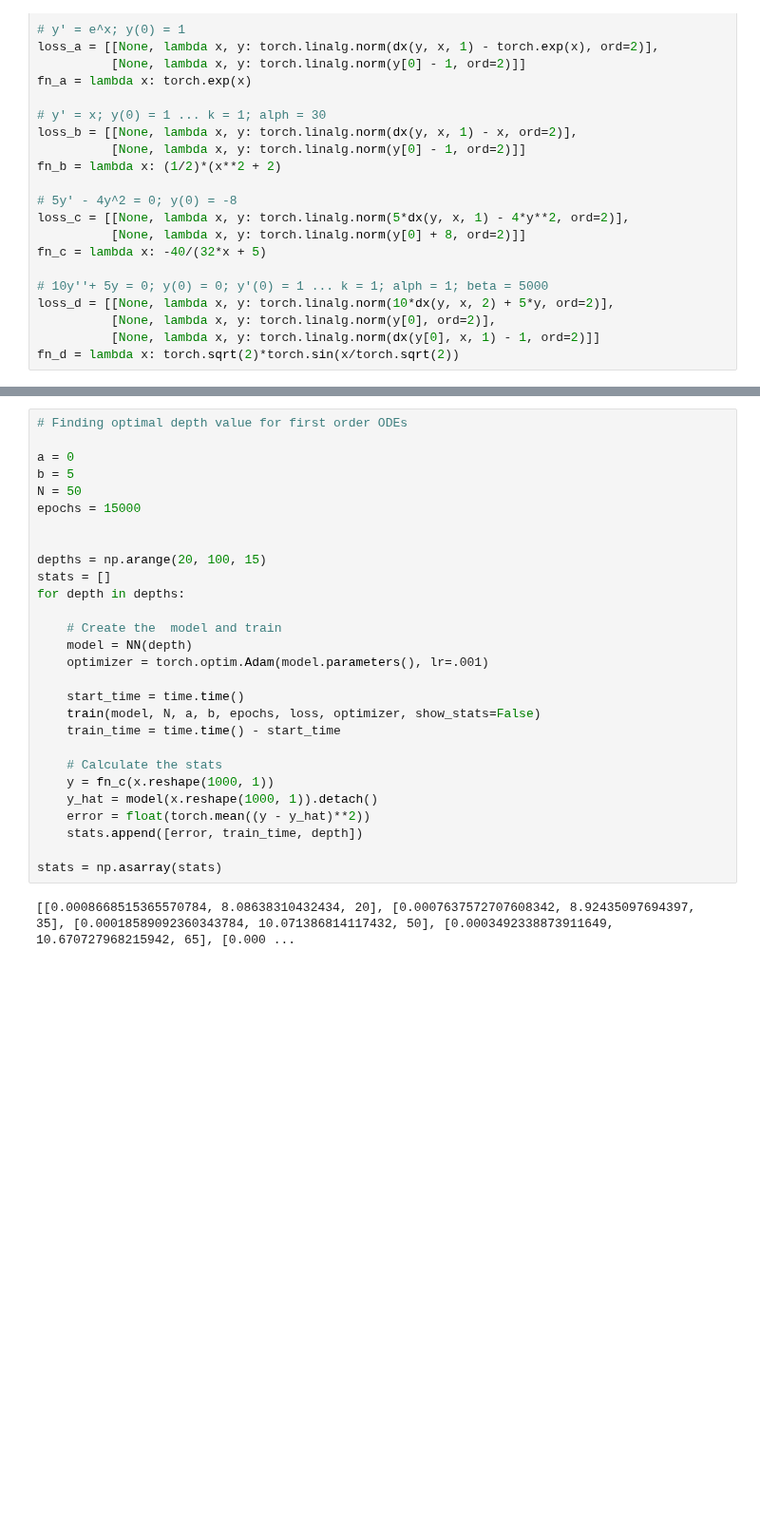
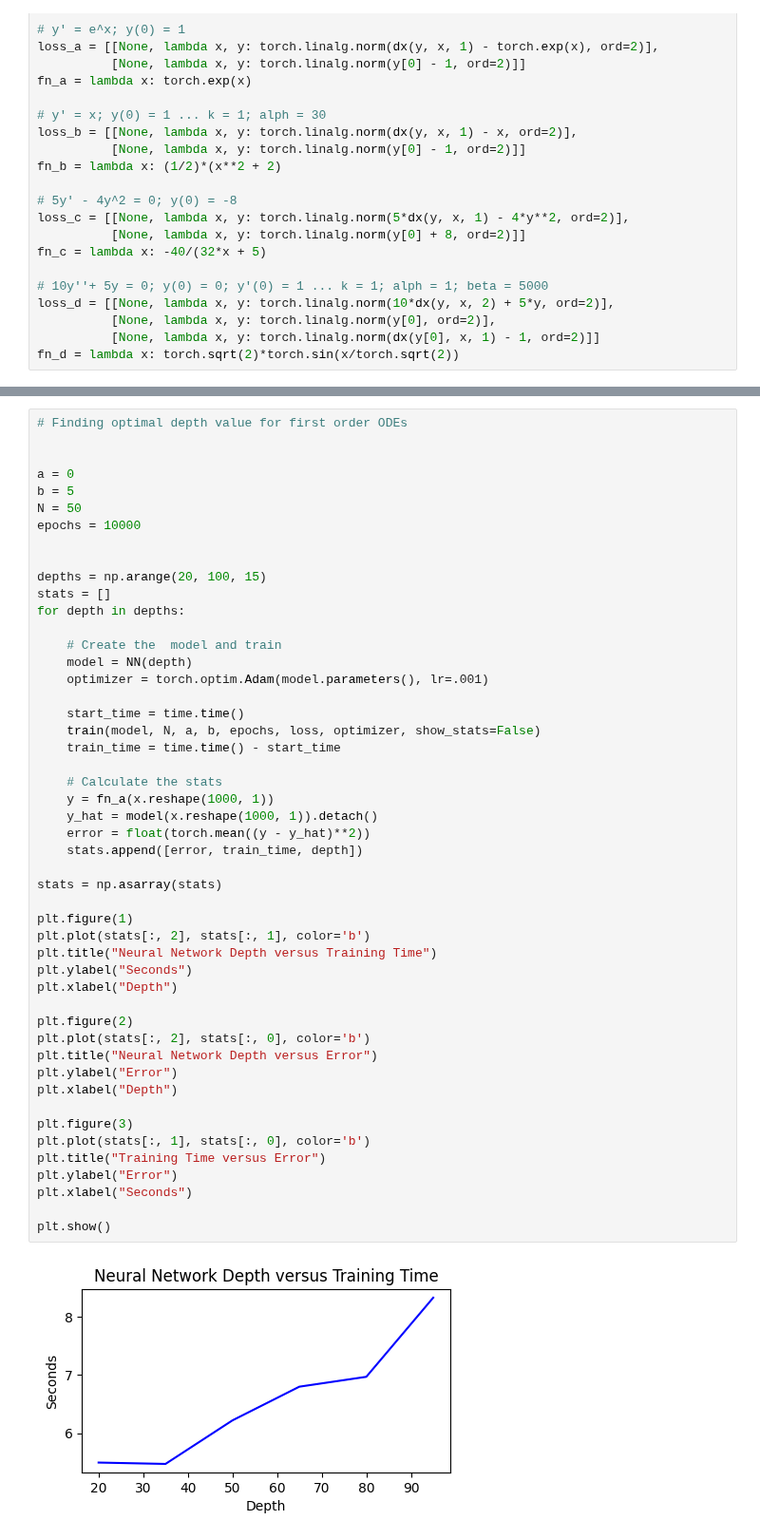
Before and after one commit to siddha20/CSCI4962, a Jupyter notebook: Project/project.ipynb, the cells around one changed output, grey strips where cells are left out. Shown at 95% size. Drawn from its saved outputs; the diff is of its cells as text; blank space fills up the shorter version.

```diff
--- a/Project/project.ipynb
+++ b/Project/project.ipynb
@@ -126,30 +129,51 @@ plt.show()
 # %%
 # Finding optimal depth value for first order ODEs
+
 
 a = 0
 b = 5
 N = 50
-epochs = 15000
+epochs = 10000
 
 
 depths = np.arange(20, 100, 15)
 stats = []
 for depth in depths:
 
     # Create the  model and train
     model = NN(depth)
     optimizer = torch.optim.Adam(model.parameters(), lr=.001)
 
     start_time = time.time()
     train(model, N, a, b, epochs, loss, optimizer, show_stats=False)
     train_time = time.time() - start_time
 
     # Calculate the stats
-    y = fn_c(x.reshape(1000, 1))
+    y = fn_a(x.reshape(1000, 1))
     y_hat = model(x.reshape(1000, 1)).detach()
     error = float(torch.mean((y - y_hat)**2))
     stats.append([error, train_time, depth])
 
 stats = np.asarray(stats)
+
+plt.figure(1)
+plt.plot(stats[:, 2], stats[:, 1], color='b')
+plt.title("Neural Network Depth versus Training Time")
+plt.ylabel("Seconds")
+plt.xlabel("Depth")
+
+plt.figure(2)
+plt.plot(stats[:, 2], stats[:, 0], color='b')
+plt.title("Neural Network Depth versus Error")
+plt.ylabel("Error")
+plt.xlabel("Depth")
+
+plt.figure(3)
+plt.plot(stats[:, 1], stats[:, 0], color='b')
+plt.title("Training Time versus Error")
+plt.ylabel("Error")
+plt.xlabel("Seconds")
+
+plt.show()
 # %% [output]
-[[0.0008668515365570784, 8.08638310432434, 20], [0.0007637572707608342, 8.92435097694397, 35], [0.00018589092360343784, 10.071386814117432, 50], [0.0003492338873911649, 10.670727968215942, 65], [0.000 ...
+[figure, added]
```
Also changed, not shown: parts of 5 cells of this notebook.
